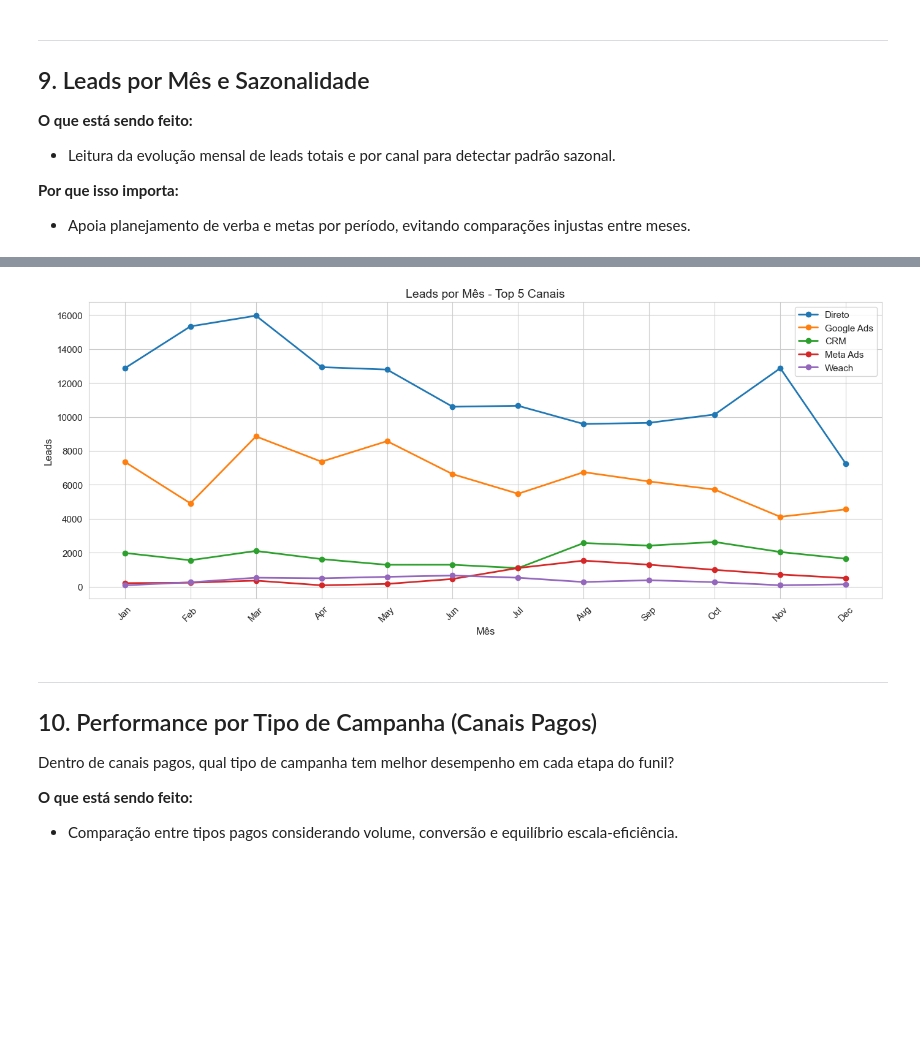
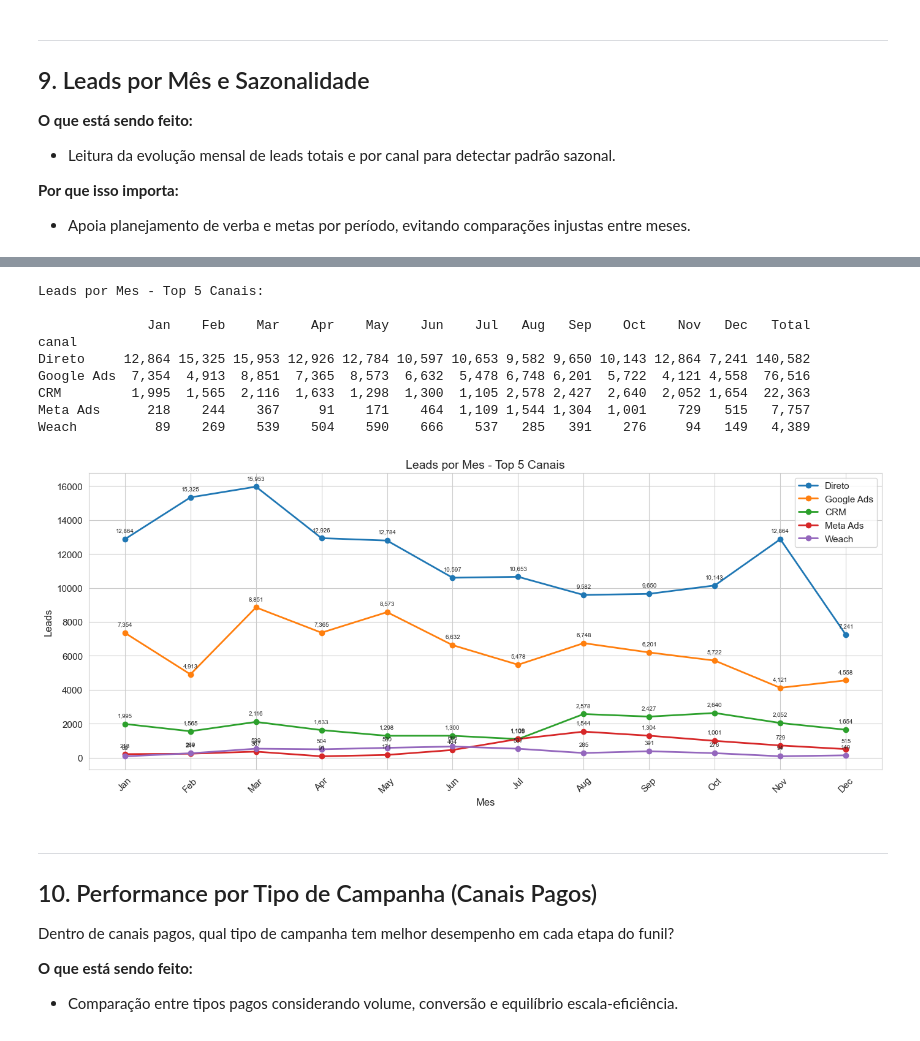
Before and after one commit to diogorblessa/projeto-analise-de-dados-com-pandas, a Jupyter notebook: case_omie.ipynb, the cells around one changed output, grey strips where cells are left out. Saved outputs shown, nothing was run; the diff lists cells and outputs as text; code cells hidden in the pictures; blank space fills up the shorter version.

```diff
--- a/case_omie.ipynb
+++ b/case_omie.ipynb
@@ -1153,33 +1298,57 @@ plt.show()
 # %%
 # Leads por mês - top 5 canais
 # Desdobra a sazonalidade por canal para entender o que impulsiona os picos e vales
 
 top5 = df_pivot.groupby('canal')['leads'].sum().nlargest(5).index.tolist()
 
 leads_canal_mes = df_pivot[df_pivot['canal'].isin(top5)].groupby(
     ['mes', 'canal']
 )['leads'].sum().reset_index()
 
 # Meses fixos 1-12 para manter eixo X alinhado entre canais
 meses_fixos = list(range(1, 13))
 meses_labels = pd.to_datetime(meses_fixos, format='%m').strftime('%b')
 
-fig, ax = plt.subplots(figsize=(14, 6))
+# Tabela numérica: leads por mês para os top 5 canais
+tabela_leads_canal = leads_canal_mes.pivot(index='canal', columns='mes', values='leads').reindex(columns=meses_fixos, fill_value=0)
+tabela_leads_canal.columns = meses_labels
+tabela_leads_canal['Total'] = tabela_leads_canal.sum(axis=1)
+tabela_leads_canal = tabela_leads_canal.sort_values('Total', ascending=False)
+print("Leads por Mes - Top 5 Canais:\n")
+print(tabela_leads_canal.to_string(float_format='{:,.0f}'.format))
+print()
+
+fig, eixo = plt.subplots(figsize=(14, 6))
 for canal in top5:
     dados = leads_canal_mes[leads_canal_mes['canal'] == canal]
     # Reindexar para garantir todos os 12 meses (preenche com 0 se ausente)
     dados_completo = dados.set_index('mes').reindex(meses_fixos, fill_value=0)
-    ax.plot(meses_labels, dados_completo['leads'].values, marker='o', linewidth=2, label=canal)
+    valores = dados_completo['leads'].values
+    eixo.plot(meses_labels, valores, marker='o', linewidth=2, label=canal)
+    # Anotações de valor em cada ponto
+    for indice_mes, valor_leads in enumerate(valores):
+        if valor_leads > 0:
+            eixo.annotate(f'{valor_leads:,.0f}', (meses_labels[indice_mes], valor_leads),
+                         textcoords='offset points', xytext=(0, 8), ha='center', fontsize=7)
 
-ax.set_title('Leads por Mês - Top 5 Canais')
-ax.set_xlabel('Mês')
-ax.set_ylabel('Leads')
-ax.legend()
+eixo.set_title('Leads por Mes - Top 5 Canais')
+eixo.set_xlabel('Mes')
+eixo.set_ylabel('Leads')
+eixo.legend()
 plt.xticks(rotation=45)
 plt.tight_layout()
 plt.show()
 # %% [output]
+Leads por Mes - Top 5 Canais:
+
+              Jan    Feb    Mar    Apr    May    Jun    Jul   Aug   Sep    Oct    Nov   Dec   Total
+canal
+Direto     12,864 15,325 15,953 12,926 12,784 10,597 10,653 9,582 9,650 10,143 12,864 7,241 140,582
+Google Ads  7,354  4,913  8,851  7,365  8,573  6,632  5,478 6,748 6,201  5,722  4,121 4,558  76,516
+CRM         1,995  1,565  2,116  1,633  1,298  1,300  1,105 2,578 2,427  2,640  2,052 1,654  22,363
+Meta Ads      218    244    367     91    171    464  1,109 1,544 1,304  1,001    729   515   7,757
+Weach          89    269    539    504    590    666    537   285   391    276     94   149   4,389
-[figure, old version]
+[figure, new version]
 # %% [markdown]
 ---
 ## 10. Performance por Tipo de Campanha (Canais Pagos)
```
Also changed, not shown: parts of 37 cells of this notebook, 4 other files.
